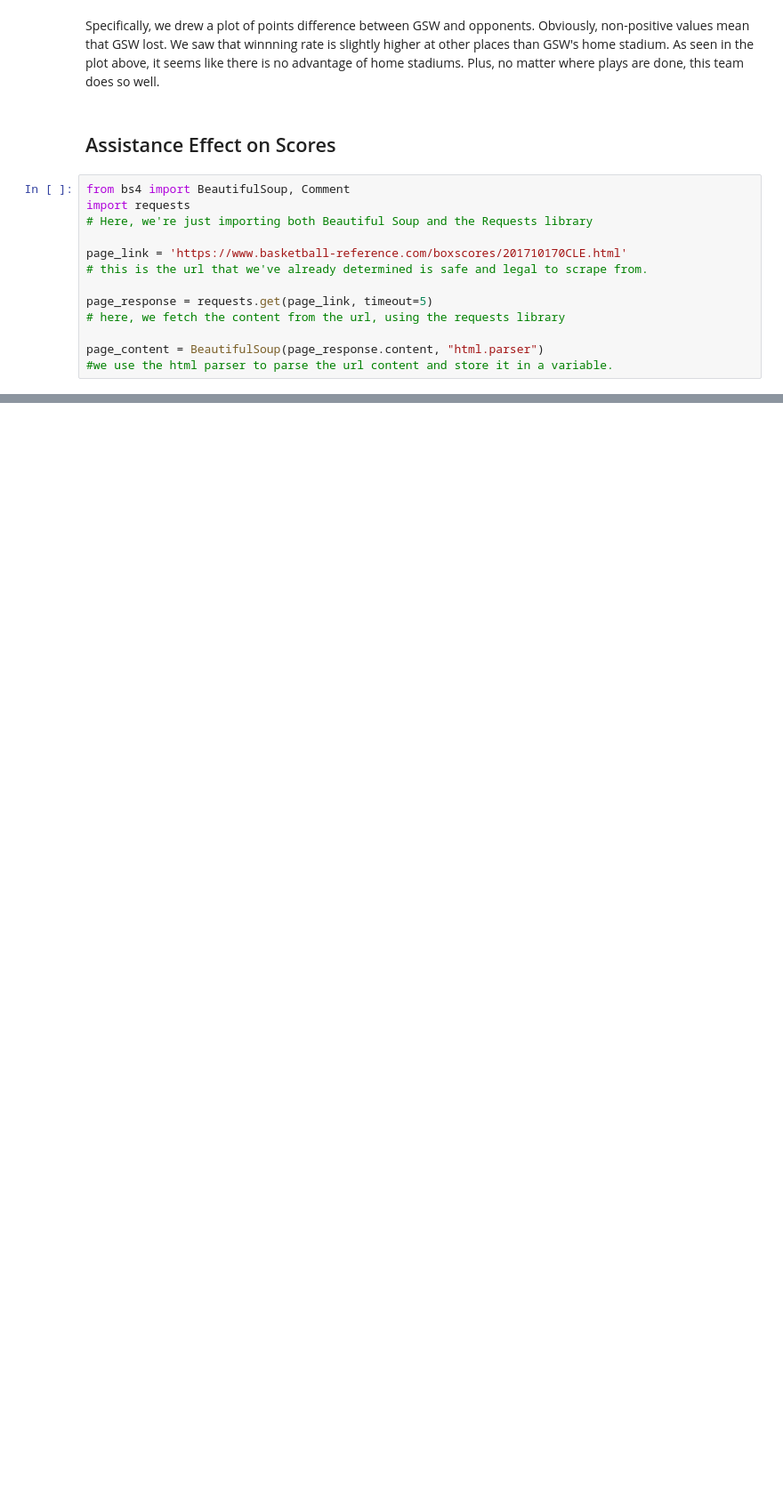
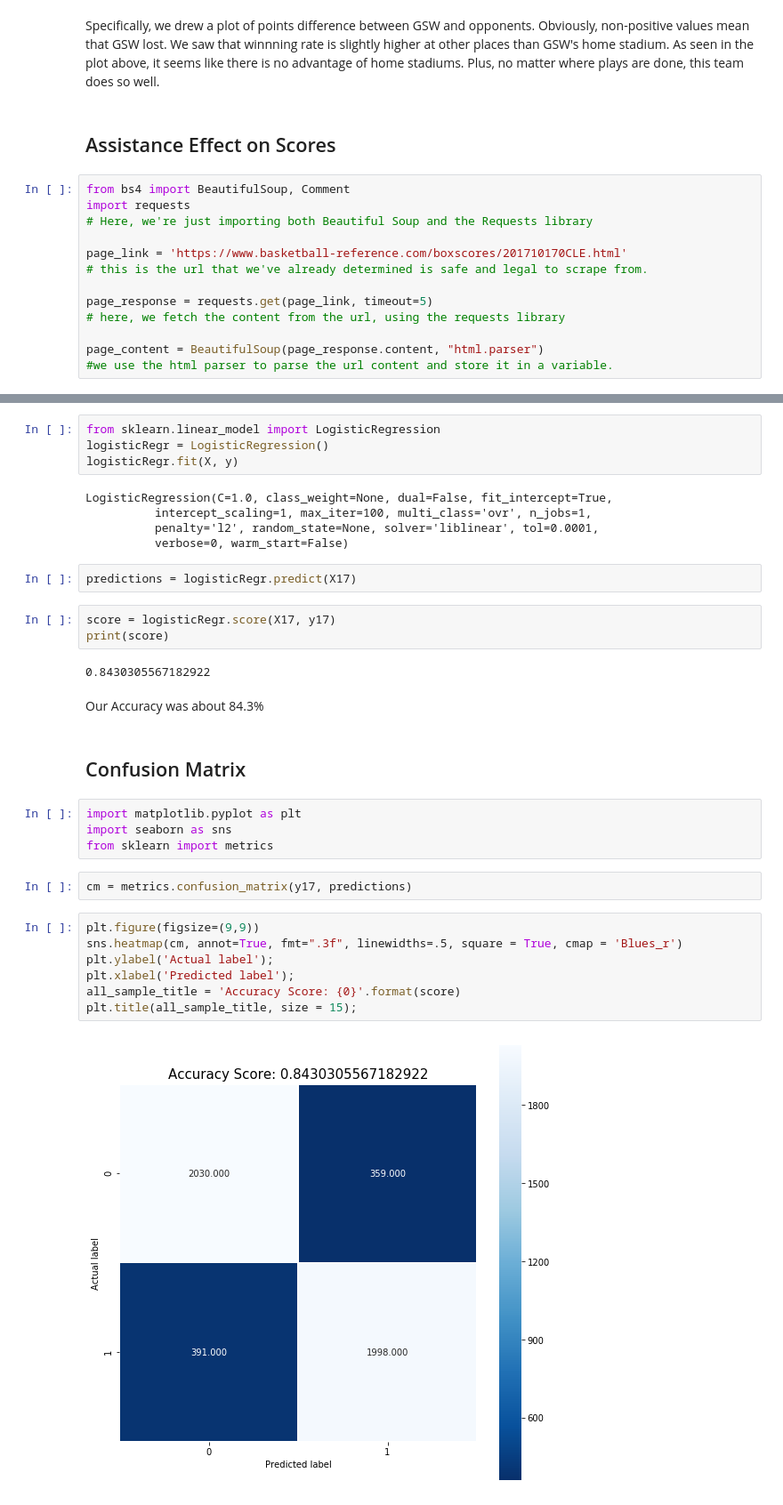
Before and after one commit to Seungmi122/STA141B_final_project, a Jupyter notebook: final_project_sm.ipynb, the cells around one changed output, grey strips where cells are left out. Shown at 89% size. Cells and saved outputs as stored; diff of their text form; blank space fills up the shorter version.

```diff
--- a/final_project_sm.ipynb
+++ b/final_project_sm.ipynb
@@ -161,0 +214,35 @@ total_games[total_games.SEASON_ID.str[-4:] == '2016']
+# %%
+from sklearn.linear_model import LogisticRegression
+logisticRegr = LogisticRegression()
+logisticRegr.fit(X, y)
+# %% [output]
+LogisticRegression(C=1.0, class_weight=None, dual=False, fit_intercept=True,
+          intercept_scaling=1, max_iter=100, multi_class='ovr', n_jobs=1,
+          penalty='l2', random_state=None, solver='liblinear', tol=0.0001,
+          verbose=0, warm_start=False)
+# %%
+predictions = logisticRegr.predict(X17)
+# %%
+score = logisticRegr.score(X17, y17)
+print(score)
+# %% [output]
+0.8430305567182922
+# %% [markdown]
+Our Accuracy was about 84.3%
+# %% [markdown]
+## Confusion Matrix
+# %%
+import matplotlib.pyplot as plt
+import seaborn as sns
+from sklearn import metrics
+# %%
+cm = metrics.confusion_matrix(y17, predictions)
+# %%
+plt.figure(figsize=(9,9))
+sns.heatmap(cm, annot=True, fmt=".3f", linewidths=.5, square = True, cmap = 'Blues_r')
+plt.ylabel('Actual label');
+plt.xlabel('Predicted label');
+all_sample_title = 'Accuracy Score: {0}'.format(score)
+plt.title(all_sample_title, size = 15);
+# %% [output]
+[figure, added]
```
Also changed, not shown: parts of 19 cells of this notebook.
